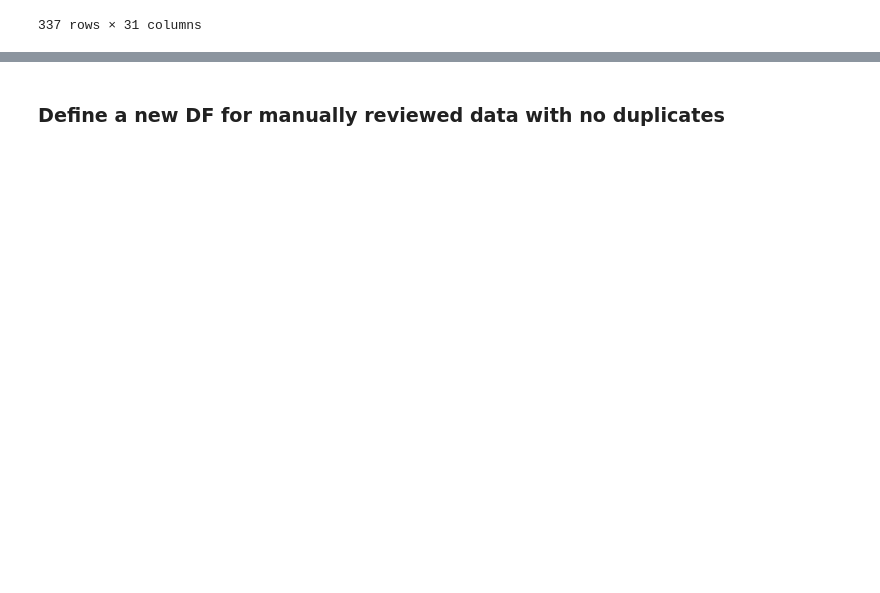
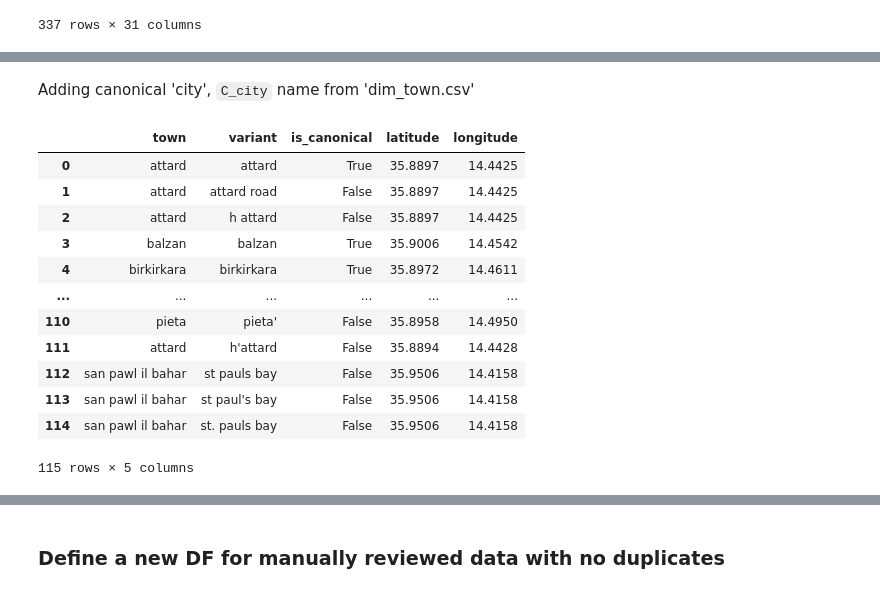
Before and after one commit to michael-vella/ics5110-assignment, a Jupyter notebook: notebooks/final/1_data_preparation.ipynb, the cells around one changed output, grey strips where cells are left out. Drawn from its saved outputs; the diff is of its cells as text; code cells hidden in the pictures; blank space fills up the shorter version.

```diff
--- a/notebooks/final/1_data_preparation.ipynb
+++ b/notebooks/final/1_data_preparation.ipynb
@@ -1535,0 +1545,20 @@ Name: count, dtype: int64
+# %% [markdown]
+Adding canonical 'city', `C_city` name from 'dim_town.csv'
+# %%
+dim_town_csv = f"dim_town.csv"
+dim_town_csv_df = pd.read_csv(dim_town_csv)
+display(dim_town_csv_df)
+# %% [output]
+|  | town | variant | is_canonical | latitude | longitude |
+| 0 | attard | attard | True | 35.8897 | 14.4425 |
+| 1 | attard | attard road | False | 35.8897 | 14.4425 |
+| 2 | attard | h attard | False | 35.8897 | 14.4425 |
+| 3 | balzan | balzan | True | 35.9006 | 14.4542 |
+| 4 | birkirkara | birkirkara | True | 35.8972 | 14.4611 |
+| ... | ... | ... | ... | ... | ... |
+| 110 | pieta | pieta' | False | 35.8958 | 14.4950 |
+| 111 | attard | h'attard | False | 35.8894 | 14.4428 |
+| 112 | san pawl il bahar | st pauls bay | False | 35.9506 | 14.4158 |
+| 113 | san pawl il bahar | st paul's bay | False | 35.9506 | 14.4158 |
+| 114 | san pawl il bahar | st. pauls bay | False | 35.9506 | 14.4158 |
+115 rows × 5 columns
```
Also changed, not shown: parts of 12 cells of this notebook, 2 other files.
